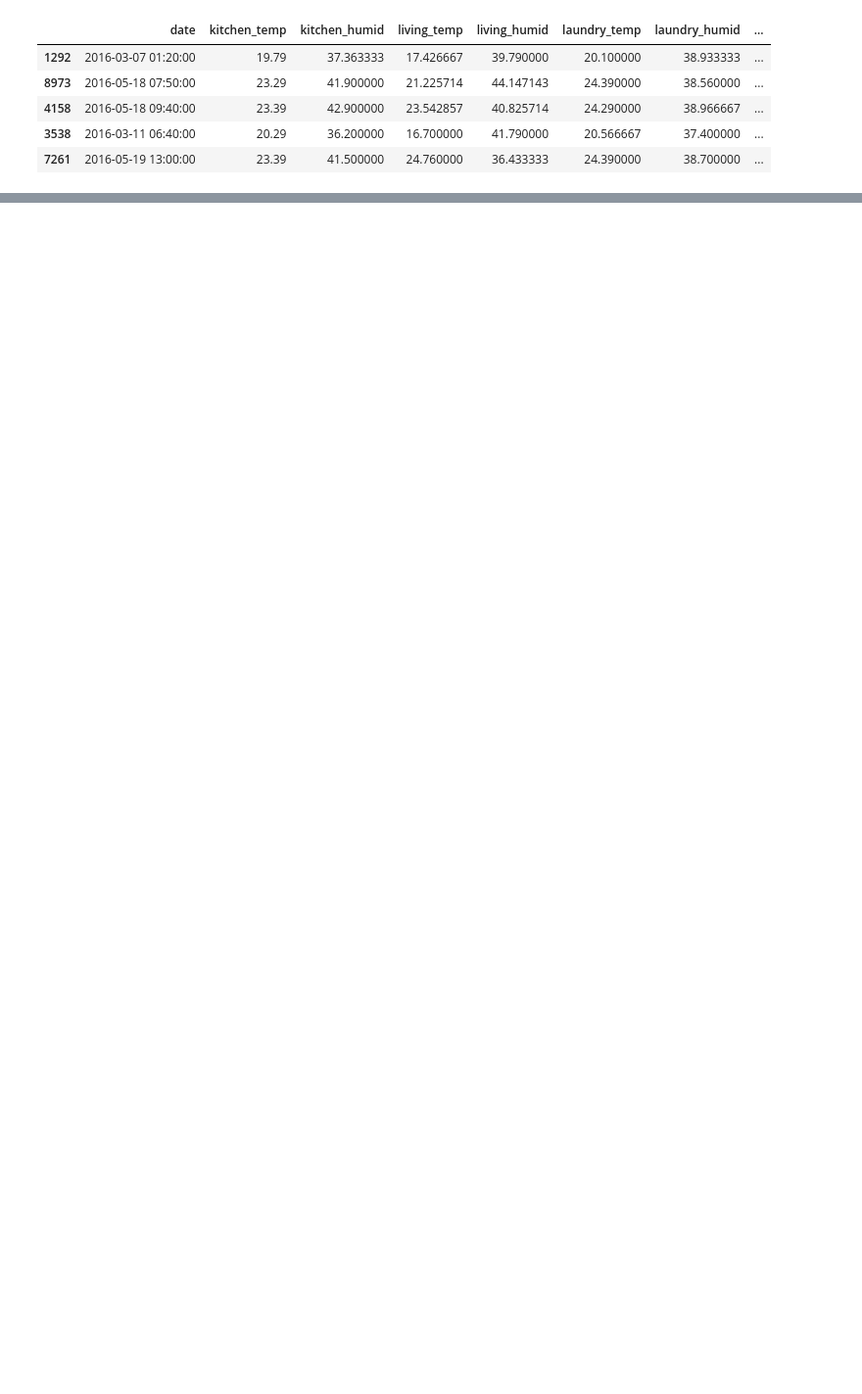
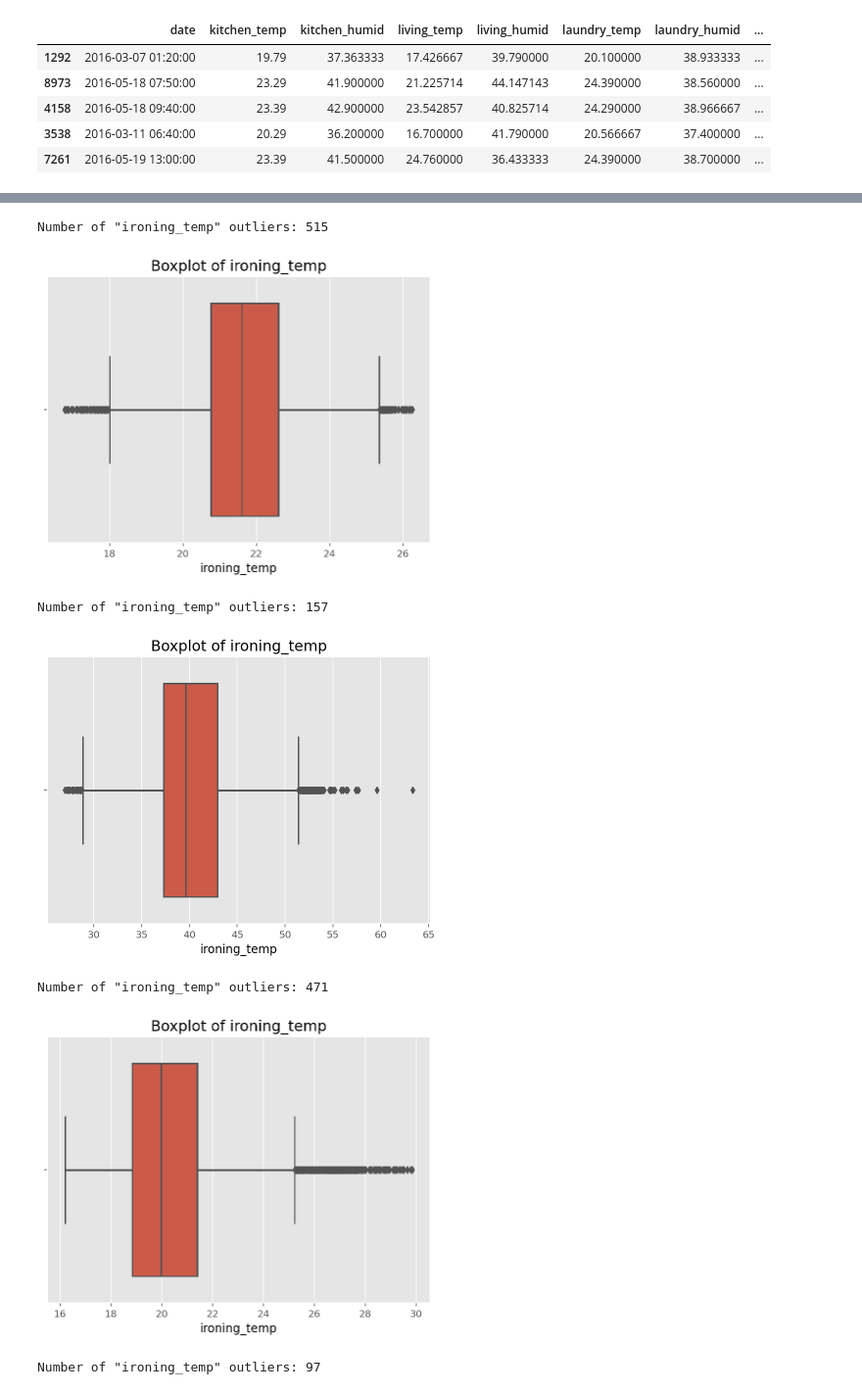
Before and after one commit to maansiarora/ML-Assignment2, a Jupyter notebook: main.ipynb, the cells around one changed output, grey strips where cells are left out. Shown at 98% size. Cells and saved outputs as stored; diff of their text form; code cells hidden in the pictures; blank space fills up the shorter version.

```diff
--- a/main.ipynb
+++ b/main.ipynb
@@ -44,8 +46,8 @@ df['date'] = df['date'].astype('datetime64[ns]')
 # %%
-df['Date'] = pd.to_datetime(df['date']).dt.date
+'''df['Date'] = pd.to_datetime(df['date']).dt.date
 df['Time'] = pd.to_datetime(df['date']).dt.time
 df['hour'] = df['date'].dt.hour
 df['month'] = df['date'].dt.month
 df.head(5)
-#data['Dates'] = data['date'].values
+#data['Dates'] = data['date'].values'''
 # %% [output]
@@ -336,0 +132,49 @@ Number of "living_temp" outliers: 475
+# %%
+def func(df,x):
+    q1_val = df[x].quantile(0.25)
+    q3_val = df[x].quantile(0.75)
+    iqr = q3_val - q1_val
+    max_whisker = q3_val + 1.5*iqr
+    min_whisker = q1_val - 1.5*iqr
+    outliers = df[(df[x] < min_whisker) | (df[x] > max_whisker)][''+x+'']
+    print('Number of "ironing_temp" outliers:', outliers.shape[0])
+    plt.figure(figsize = (7,5))
+    sns.boxplot(df[x])
+    plt.title('Boxplot of ironing_temp', fontsize = 15)
+    plt.xlabel('ironing_temp', color='black')
+    plt.show()
+    df = df.drop(outliers.index)
+    return df
+# %%
+df = func(df,'kitchen_temp')
+df = func(df,'kitchen_humid')
+df = func(df,'living_temp')
+df = func(df,'living_humid')
+df = func(df,'laundry_temp')
+df = func(df,'laundry_humid')
+df = func(df,'office_temp')
+df = func(df,'office_humid')
+df = func(df,'bathroom_temp')
+df = func(df,'bathroom_humid')
+df = func(df,'out_north_temp')
+df = func(df,'out_north_humid')
+df = func(df,'ironing_temp')
+df = func(df,'ironing_humid')
+df = func(df,'teen2_temp')
+df = func(df,'teen2_humid')
+df = func(df,'parent_temp')
+df = func(df,'parent_humid')
+df = func(df,'t_out')
+df = func(df,'press_mm_hg')
+df = func(df,'humid_out')
+df = func(df,'windspeed')
+df = func(df,'visibility')
+df = func(df,'tdewpoint')
+# %% [output]
+Number of "ironing_temp" outliers: 515
+[figure, added]
+Number of "ironing_temp" outliers: 157
+[figure, added]
+Number of "ironing_temp" outliers: 471
+[figure, added]
+Number of "ironing_temp" outliers: 97
```
Also changed, not shown: parts of 11 cells of this notebook.
